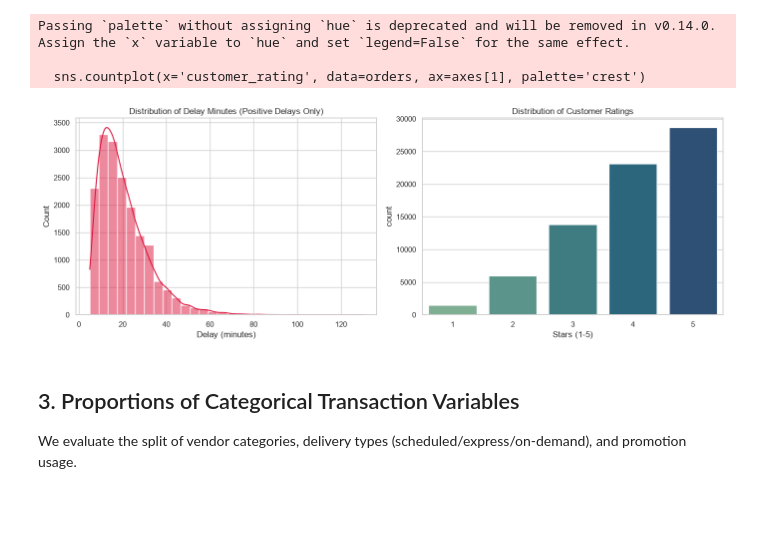
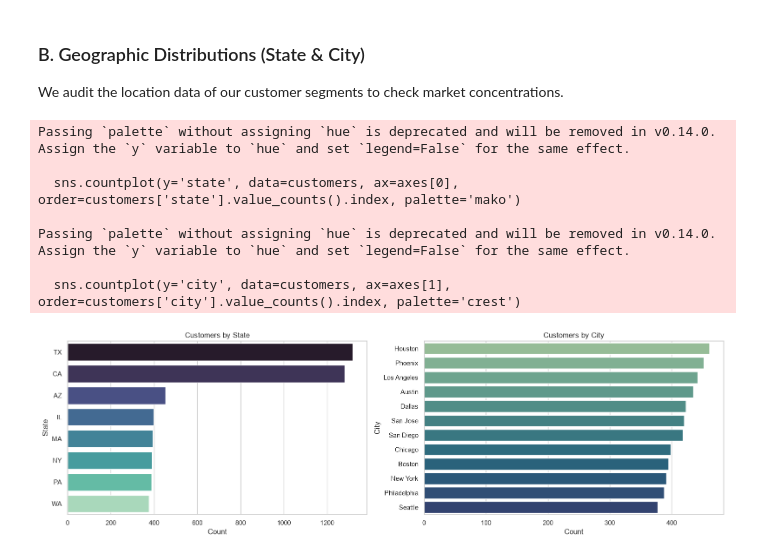
Before and after one commit to arminsalmasi/AI-Assisted-EDA-tempelate, a Jupyter notebook: notebooks/01_univariate_analysis.ipynb, the cells around one changed output. Cells and saved outputs as stored; diff of their text form; code cells hidden in the pictures; blank space fills up the shorter version.

```diff
--- a/notebooks/01_univariate_analysis.ipynb
+++ b/notebooks/01_univariate_analysis.ipynb
@@ -10,9 +17,10 @@ import matplotlib.pyplot as plt
 import seaborn as sns
 import os
 
-# Set plotting style
+# Set seaborn style
 sns.set_theme(style="whitegrid", palette="muted")
-plt.rcParams['figure.figsize'] = (10, 6)
+plt.rcParams['figure.figsize'] = (12, 6)
+plt.rcParams['font.size'] = 11
 
 # Ensure figures folder exists
 os.makedirs('../report/figures', exist_ok=True)
@@ -58,25 +228,30 @@ We examine customer ratings (categorical satisfaction) and delays (operational p
+# %% [markdown]
+### B. Geographic Distributions (State & City)
+We audit the location data of our customer segments to check market concentrations.
 # %%
-fig, axes = plt.subplots(1, 2, figsize=(14, 5))
+fig, axes = plt.subplots(1, 2, figsize=(16, 5))
 
-# Delays (Positive delays only for clarity)
-positive_delays = orders[orders['delay_minutes'] > 0]['delay_minutes']
-sns.histplot(positive_delays, bins=30, kde=True, ax=axes[0], color='crimson')
-axes[0].set_title('Distribution of Delay Minutes (Positive Delays Only)')
-axes[0].set_xlabel('Delay (minutes)')
+# State Distribution
+sns.countplot(y='state', data=customers, ax=axes[0], order=customers['state'].value_counts().index, palette='mako')
+axes[0].set_title('Customers by State')
+axes[0].set_xlabel('Count')
+axes[0].set_ylabel('State')
 
-# Customer Rating Count
-sns.countplot(x='customer_rating', data=orders, ax=axes[1], palette='crest')
-axes[1].set_title('Distribution of Customer Ratings')
-axes[1].set_xlabel('Stars (1-5)')
+# City Distribution
+sns.countplot(y='city', data=customers, ax=axes[1], order=customers['city'].value_counts().index, palette='crest')
+axes[1].set_title('Customers by City')
+axes[1].set_xlabel('Count')
+axes[1].set_ylabel('City')
 
 plt.tight_layout()
-plt.savefig('../report/figures/02_delay_rating_dist.png', dpi=300)
+plt.savefig('../report/figures/univariate_customer_locations.png', dpi=300)
 plt.show()
 # %% [output]
-Passing `palette` without assigning `hue` is deprecated and will be removed in v0.14.0. Assign the `x` variable to `hue` and set `legend=False` for the same effect.
+Passing `palette` without assigning `hue` is deprecated and will be removed in v0.14.0. Assign the `y` variable to `hue` and set `legend=False` for the same effect.
 
-  sns.countplot(x='customer_rating', data=orders, ax=axes[1], palette='crest')
+  sns.countplot(y='state', data=customers, ax=axes[0], order=customers['state'].value_counts().index, palette='mako')
+
+Passing `palette` without assigning `hue` is deprecated and will be removed in v0.14.0. Assign the `y` variable to `hue` and set `legend=False` for the same effect.
+
+  sns.countplot(y='city', data=customers, ax=axes[1], order=customers['city'].value_counts().index, palette='crest')
-[figure, old version]
+[figure, new version]
-# %% [markdown]
-## 3. Proportions of Categorical Transaction Variables
-We evaluate the split of vendor categories, delivery types (scheduled/express/on-demand), and promotion usage.
```
Also changed, not shown: parts of 26 cells of this notebook, 13 other files.
